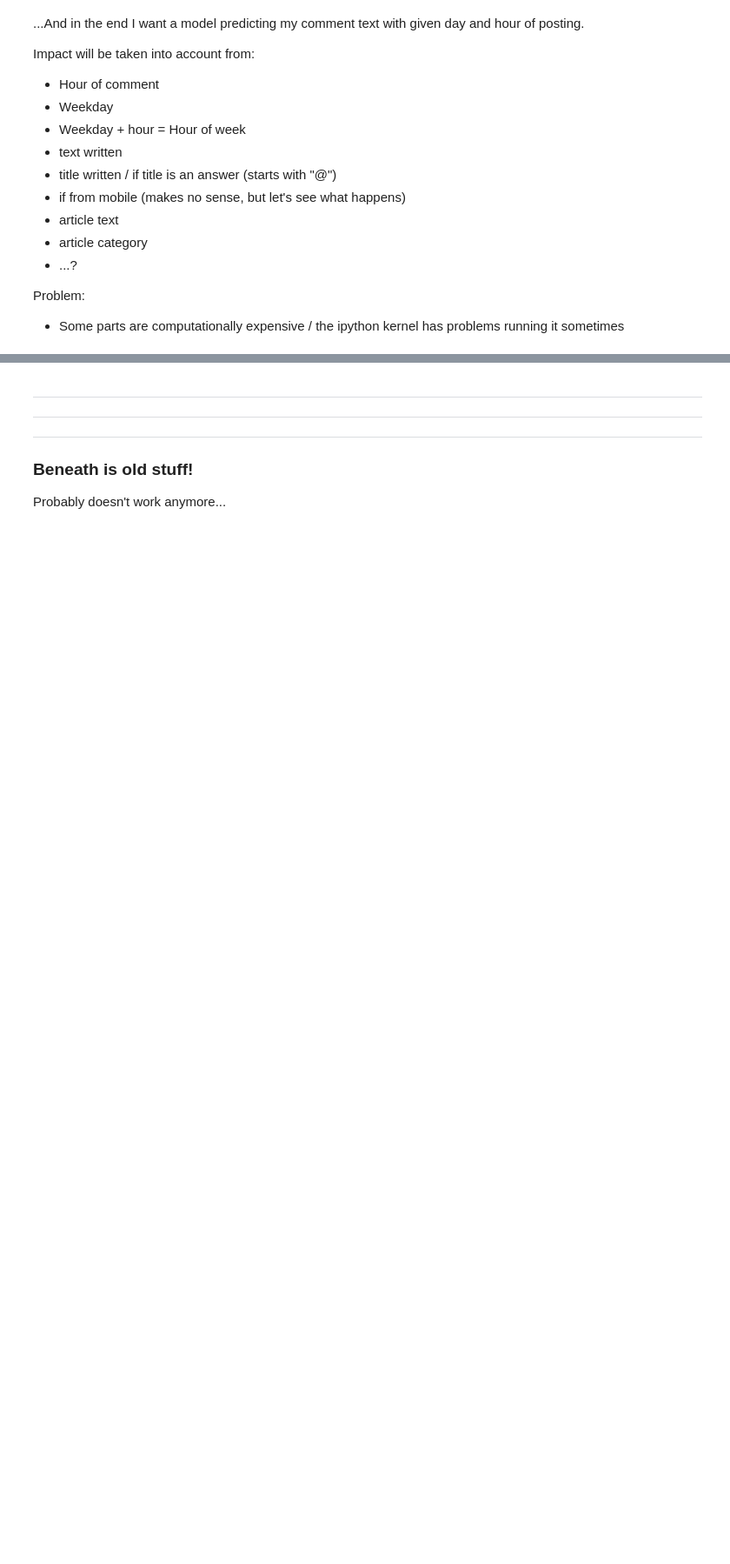
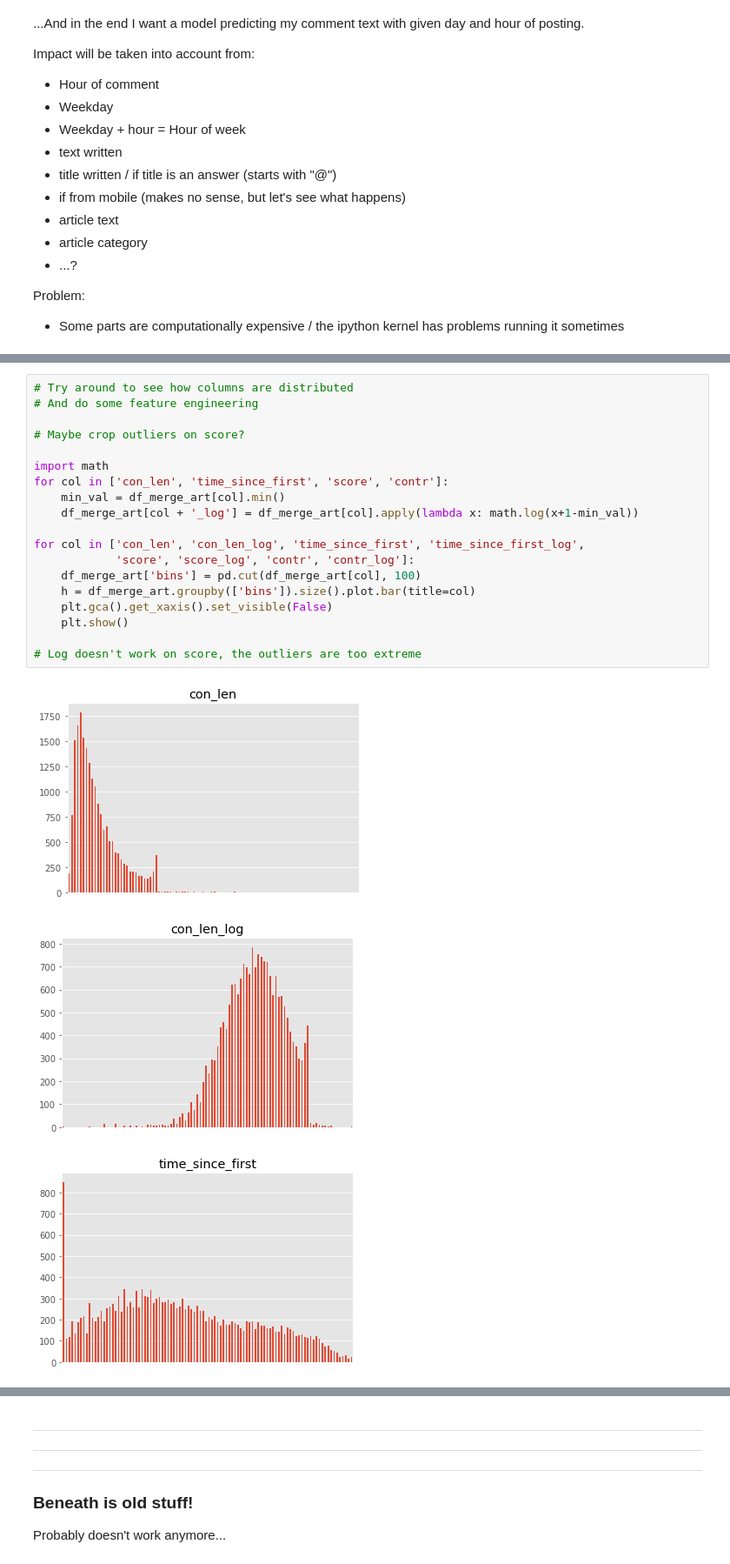
Before and after one commit to fdelia/bots, a Jupyter notebook: 3_explore_data.ipynb, the cells around one changed output, grey strips where cells are left out. Shown at 87% size. Cells and saved outputs as stored; diff of their text form; blank space fills up the shorter version.

Commit message:
some feature engineering

```diff
--- a/3_explore_data.ipynb
+++ b/3_explore_data.ipynb
@@ -315,3 +315,26 @@ plt.show()
 [figure]
 [figure]
 [figure]
+# %%
+# Try around to see how columns are distributed
+# And do some feature engineering
+
+# Maybe crop outliers on score?
+
+import math
+for col in ['con_len', 'time_since_first', 'score', 'contr']:
+    min_val = df_merge_art[col].min()
+    df_merge_art[col + '_log'] = df_merge_art[col].apply(lambda x: math.log(x+1-min_val))
+
+for col in ['con_len', 'con_len_log', 'time_since_first', 'time_since_first_log',
+            'score', 'score_log', 'contr', 'contr_log']:
+    df_merge_art['bins'] = pd.cut(df_merge_art[col], 100)
+    h = df_merge_art.groupby(['bins']).size().plot.bar(title=col)
+    plt.gca().get_xaxis().set_visible(False)
+    plt.show()
+
+# Log doesn't work on score, the outliers are too extreme
+# %% [output]
+[figure, added]
+[figure, added]
+[figure, added]
```
Also changed, not shown: parts of 4 cells of this notebook.
